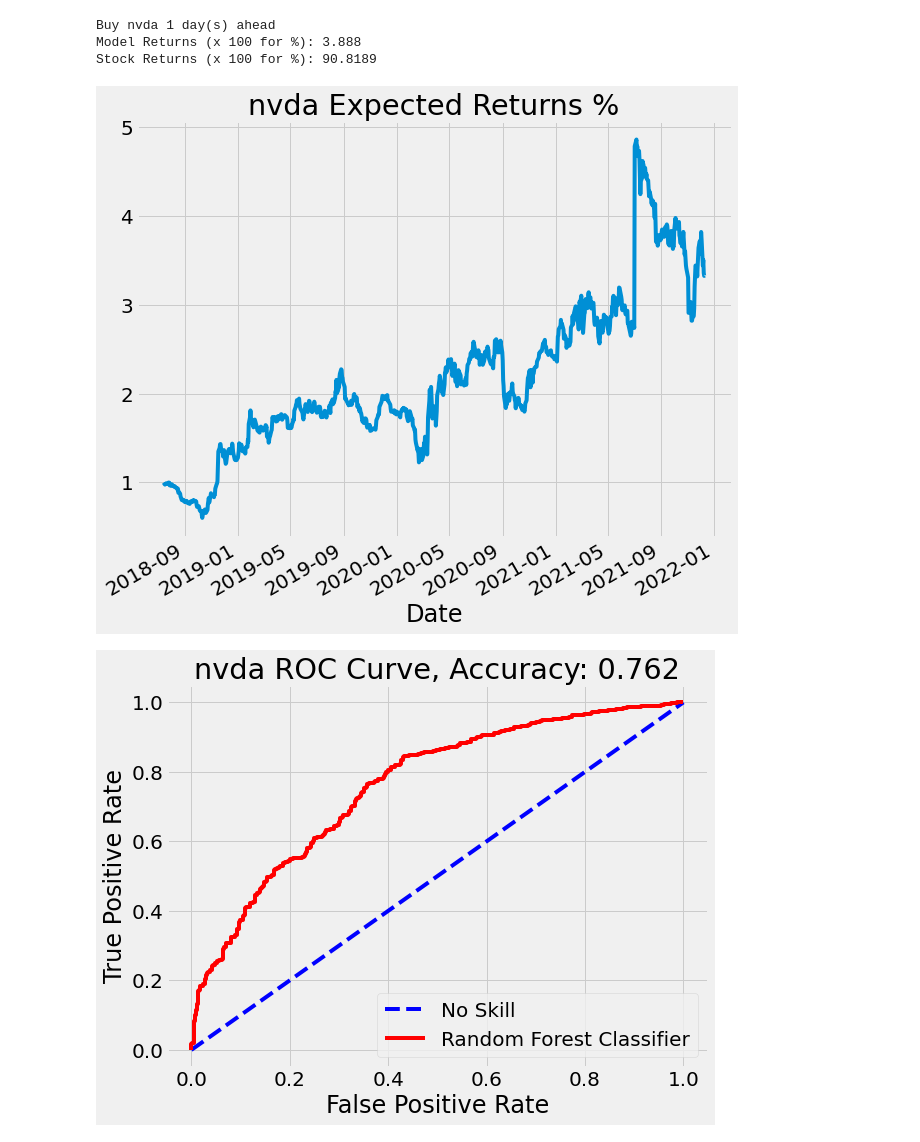
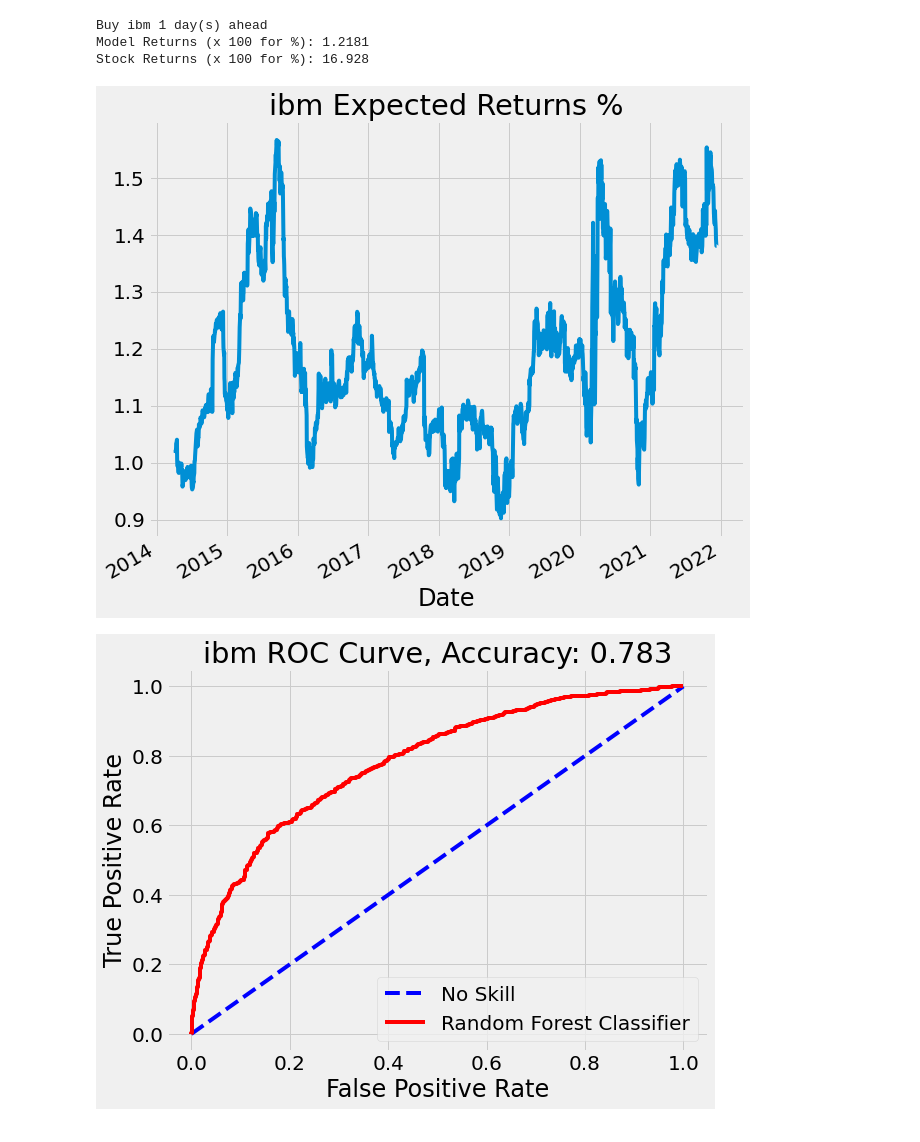
Before and after one commit to yuchild/next_n_day_stock_prediction_simple, a Jupyter notebook: testing.ipynb, the cells around one changed output. Saved outputs shown, nothing was run; the diff lists cells and outputs as text; code cells hidden in the pictures.

```diff
--- a/testing.ipynb
+++ b/testing.ipynb
@@ -211,14 +194,14 @@ Current Time:  19:08:56
 # %%
-stock_name = 'nvda'
+stock_name = 'ibm'
 fn.all_func(stock_name
            , start_dates[stock_name]
            , days_ahead = 1
            , model_name = model_name
            , days_back = 1
           )
 # %% [output]
-Buy nvda 1 day(s) ahead
-Model Returns (x 100 for %): 3.888
-Stock Returns (x 100 for %): 90.8189
+Buy ibm 1 day(s) ahead
+Model Returns (x 100 for %): 1.2181
+Stock Returns (x 100 for %): 16.928
-[figure, old version]
+[figure, new version]
-[figure, old version]
+[figure, new version]
```
Also changed, not shown: parts of 6 cells of this notebook.
